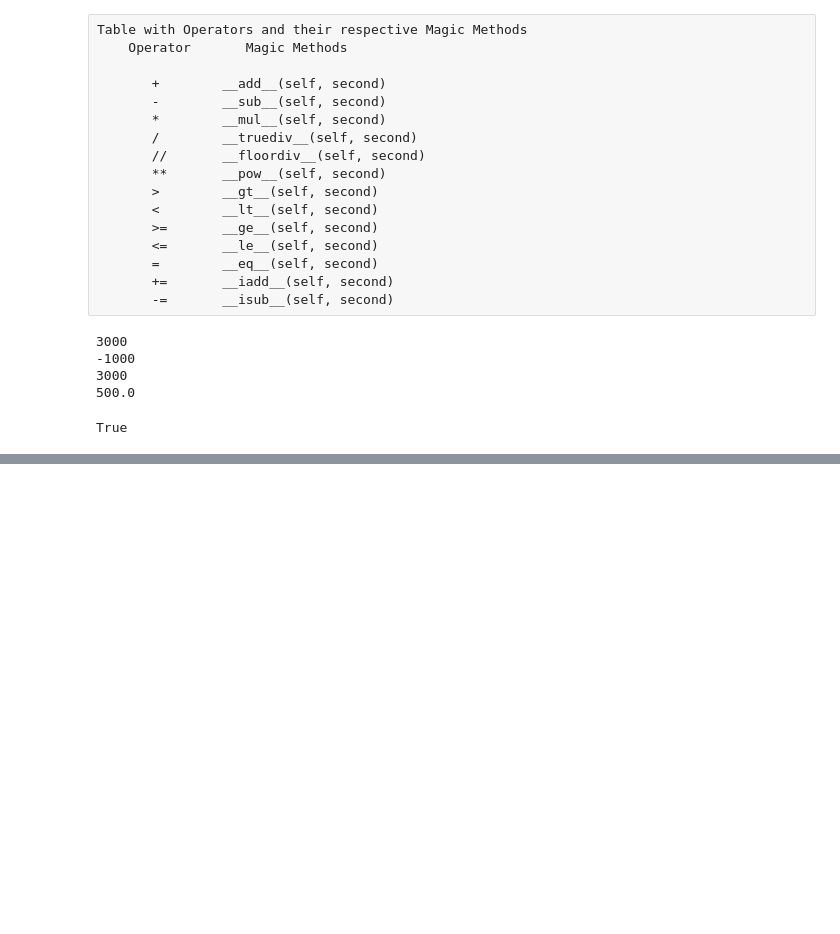
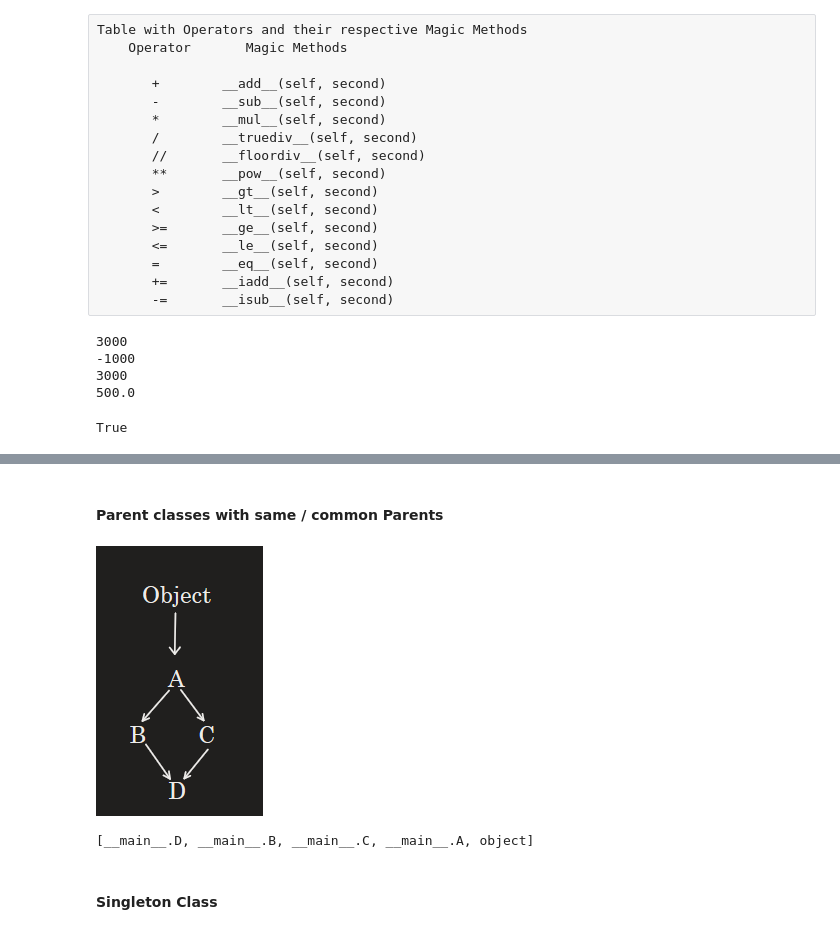
Before and after one commit to MJShreelakshmi/FS-Repo, a Jupyter notebook: Python/OOPS/OOPS - 3.ipynb, the cells around one changed output, grey strips where cells are left out. Drawn from its saved outputs; the diff is of its cells as text; code cells hidden in the pictures; blank space fills up the shorter version.

```diff
--- a/Python/OOPS/OOPS - 3.ipynb
+++ b/Python/OOPS/OOPS - 3.ipynb
@@ -314,0 +454,29 @@ True
+# %% [markdown]
+#### Parent classes with same / common Parents
+# %%
+img2 = Image.open('Parents with common Parent.png')
+img2
+# %% [output]
+[figure, added]
+# %%
+class A:
+    a = 10
+    def __init__(self):
+        print('__init__ of A class')
+
+class B(A):
+    b = 20
+    def __init__(self):
+        print('__init__ of B class')
+
+class C(A):
+    pass
+
+class D(B,C):
+    pass
+
+D.mro()  # D --> B --> C --> A -->  object
+# %% [output]
+[__main__.D, __main__.B, __main__.C, __main__.A, object]
+# %% [markdown]
+#### Singleton Class
```
Also changed, not shown: parts of 14 cells of this notebook, 12 other files.
